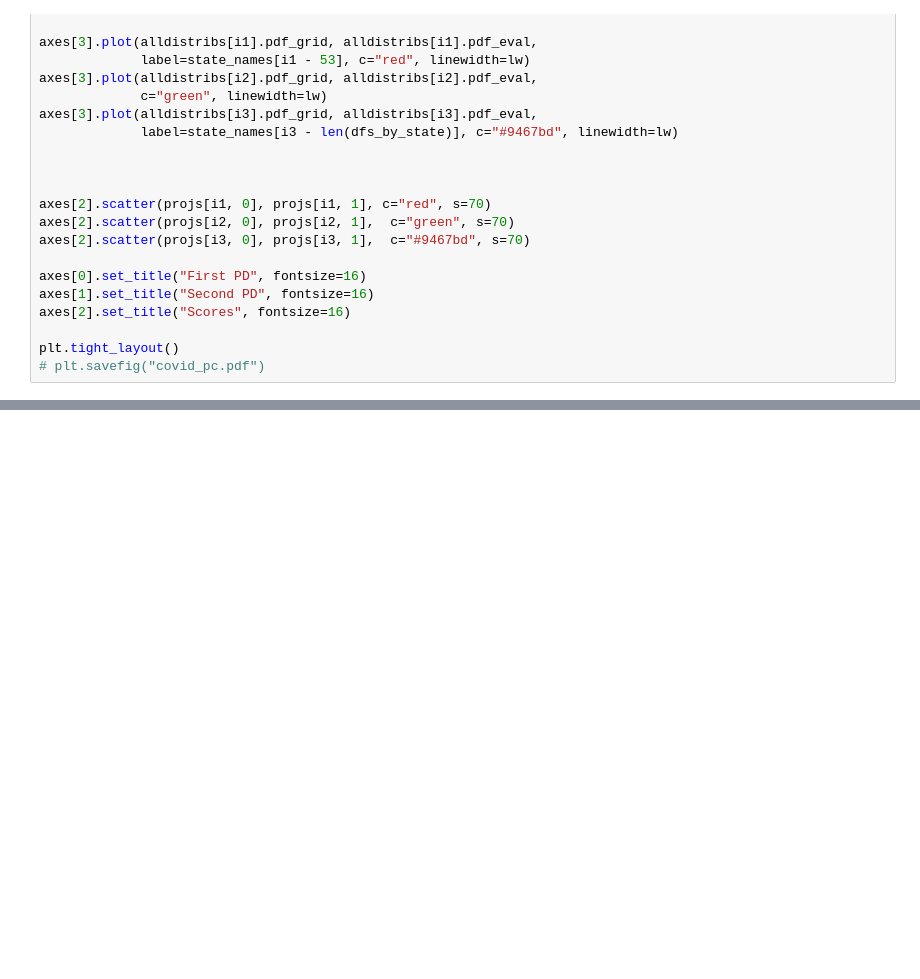
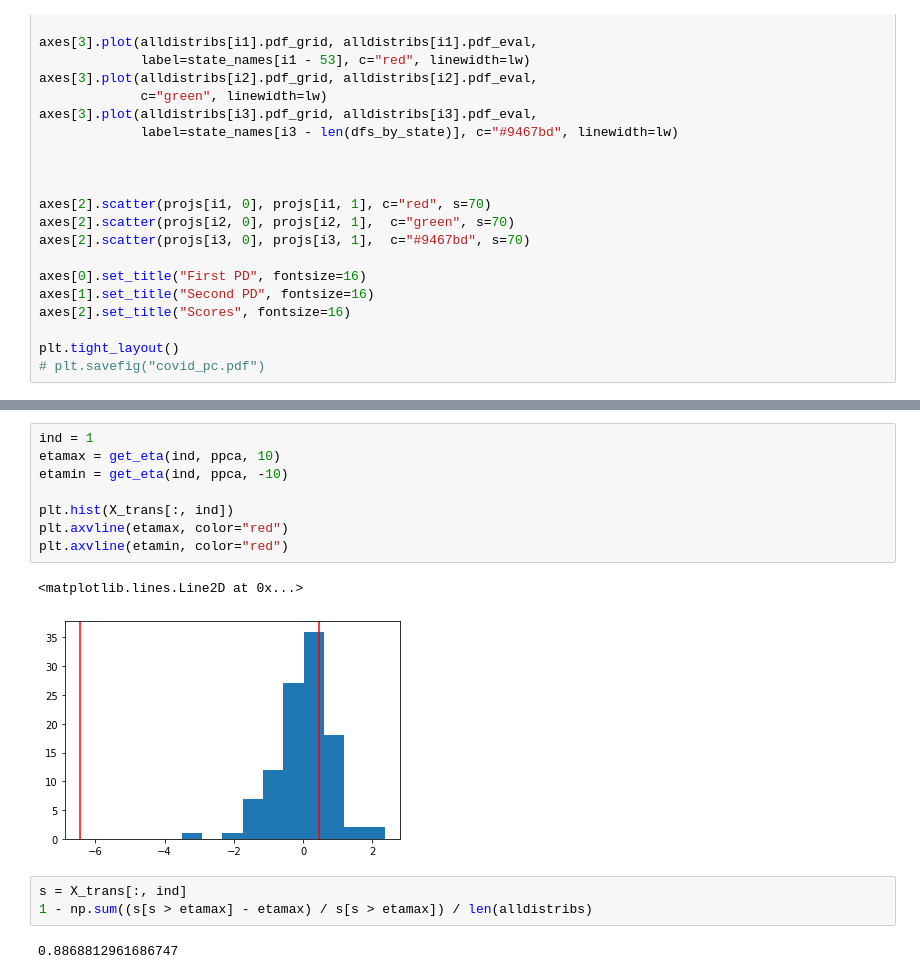
Before and after one commit to mberaha/ProjectedWasserstein, a Jupyter notebook: Covid Deaths.ipynb, the cells around one changed output, grey strips where cells are left out. Saved outputs shown, nothing was run; the diff lists cells and outputs as text; blank space fills up the shorter version.

```diff
--- a/Covid Deaths.ipynb
+++ b/Covid Deaths.ipynb
@@ -234,0 +325,16 @@ fig.legend(fontsize=14)
+# %%
+ind = 1
+etamax = get_eta(ind, ppca, 10)
+etamin = get_eta(ind, ppca, -10)
+
+plt.hist(X_trans[:, ind])
+plt.axvline(etamax, color="red")
+plt.axvline(etamin, color="red")
+# %% [output]
+<matplotlib.lines.Line2D at 0x...>
+[figure, added]
+# %%
+s = X_trans[:, ind]
+1 - np.sum((s[s > etamax] - etamax) / s[s > etamax]) / len(alldistribs)
+# %% [output]
+0.8868812961686747
```
Also changed, not shown: parts of 11 cells of this notebook, 3 other files.
